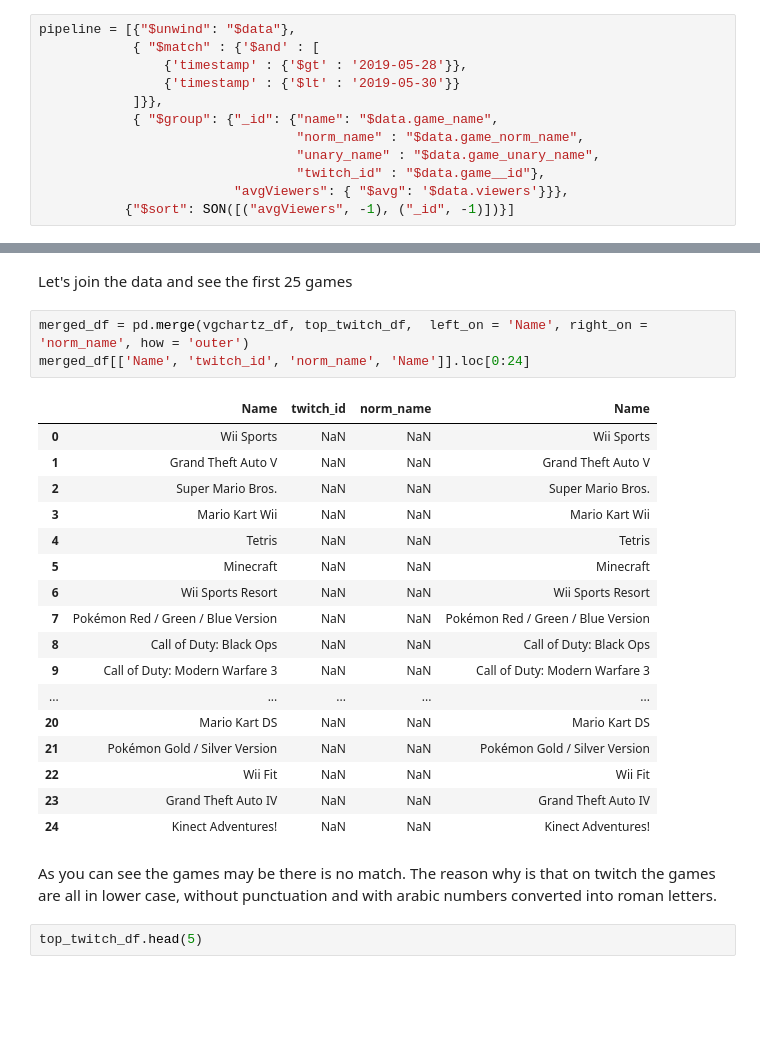
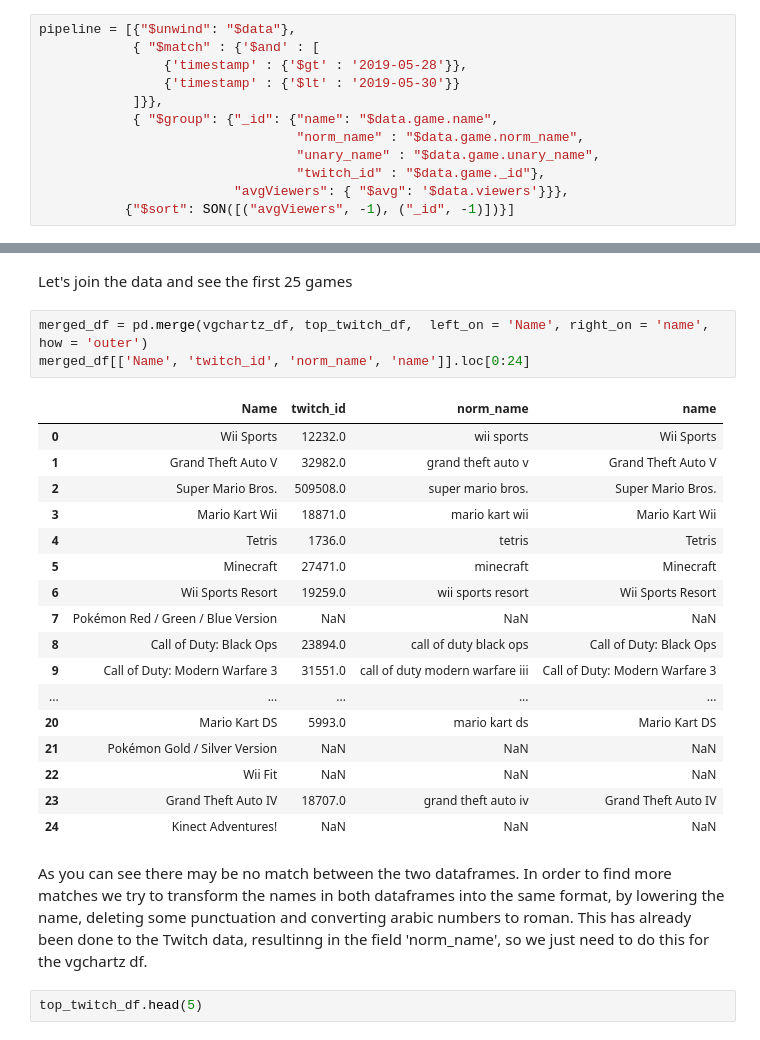
Before and after one commit to hechmik/videogames_buzz, a Jupyter notebook: notebooks/Games_Selection-MongoDB.ipynb, the cells around one changed output, grey strips where cells are left out. Cells and saved outputs as stored; diff of their text form; blank space fills up the shorter version.

```diff
--- a/notebooks/Games_Selection-MongoDB.ipynb
+++ b/notebooks/Games_Selection-MongoDB.ipynb
@@ -63,10 +63,10 @@ pipeline = [{"$unwind": "$data"},
                 {'timestamp' : {'$gt' : '2019-05-28'}},
                 {'timestamp' : {'$lt' : '2019-05-30'}}
             ]}},
-            { "$group": {"_id": {"name": "$data.game_name",
-                                 "norm_name" : "$data.game_norm_name",
-                                 "unary_name" : "$data.game_unary_name",
-                                 "twitch_id" : "$data.game__id"},
+            { "$group": {"_id": {"name": "$data.game.name",
+                                 "norm_name" : "$data.game.norm_name",
+                                 "unary_name" : "$data.game.unary_name",
+                                 "twitch_id" : "$data.game._id"},
                          "avgViewers": { "$avg": '$data.viewers'}}},
            {"$sort": SON([("avgViewers", -1), ("_id", -1)])}]
 # %%
@@ -194,28 +214,28 @@ vgchartz_df.head(5)
 # %% [markdown]
 Let's join the data and see the first 25 games
 # %%
-merged_df = pd.merge(vgchartz_df, top_twitch_df,  left_on = 'Name', right_on = 'norm_name', how = 'outer')
-merged_df[['Name', 'twitch_id', 'norm_name', 'Name']].loc[0:24]
+merged_df = pd.merge(vgchartz_df, top_twitch_df,  left_on = 'Name', right_on = 'name', how = 'outer')
+merged_df[['Name', 'twitch_id', 'norm_name', 'name']].loc[0:24]
 # %% [output]
-|  | Name | twitch_id | norm_name | Name |
-| 0 | Wii Sports | NaN | NaN | Wii Sports |
-| 1 | Grand Theft Auto V | NaN | NaN | Grand Theft Auto V |
-| 2 | Super Mario Bros. | NaN | NaN | Super Mario Bros. |
-| 3 | Mario Kart Wii | NaN | NaN | Mario Kart Wii |
-| 4 | Tetris | NaN | NaN | Tetris |
-| 5 | Minecraft | NaN | NaN | Minecraft |
-| 6 | Wii Sports Resort | NaN | NaN | Wii Sports Resort |
-| 7 | Pokémon Red / Green / Blue Version | NaN | NaN | Pokémon Red / Green / Blue Version |
-| 8 | Call of Duty: Black Ops | NaN | NaN | Call of Duty: Black Ops |
-| 9 | Call of Duty: Modern Warfare 3 | NaN | NaN | Call of Duty: Modern Warfare 3 |
+|  | Name | twitch_id | norm_name | name |
+| 0 | Wii Sports | 12232.0 | wii sports | Wii Sports |
+| 1 | Grand Theft Auto V | 32982.0 | grand theft auto v | Grand Theft Auto V |
+| 2 | Super Mario Bros. | 509508.0 | super mario bros. | Super Mario Bros. |
+| 3 | Mario Kart Wii | 18871.0 | mario kart wii | Mario Kart Wii |
+| 4 | Tetris | 1736.0 | tetris | Tetris |
+| 5 | Minecraft | 27471.0 | minecraft | Minecraft |
+| 6 | Wii Sports Resort | 19259.0 | wii sports resort | Wii Sports Resort |
+| 7 | Pokémon Red / Green / Blue Version | NaN | NaN | NaN |
+| 8 | Call of Duty: Black Ops | 23894.0 | call of duty black ops | Call of Duty: Black Ops |
+| 9 | Call of Duty: Modern Warfare 3 | 31551.0 | call of duty modern warfare iii | Call of Duty: Modern Warfare 3 |
 | ... | ... | ... | ... | ... |
-| 20 | Mario Kart DS | NaN | NaN | Mario Kart DS |
-| 21 | Pokémon Gold / Silver Version | NaN | NaN | Pokémon Gold / Silver Version |
-| 22 | Wii Fit | NaN | NaN | Wii Fit |
-| 23 | Grand Theft Auto IV | NaN | NaN | Grand Theft Auto IV |
-| 24 | Kinect Adventures! | NaN | NaN | Kinect Adventures! |
+| 20 | Mario Kart DS | 5993.0 | mario kart ds | Mario Kart DS |
+| 21 | Pokémon Gold / Silver Version | NaN | NaN | NaN |
+| 22 | Wii Fit | NaN | NaN | NaN |
+| 23 | Grand Theft Auto IV | 18707.0 | grand theft auto iv | Grand Theft Auto IV |
+| 24 | Kinect Adventures! | NaN | NaN | NaN |
-# %% [markdown]
-As you can see the games may be there is no match. The reason why is that on twitch the games are all in lower case, without punctuation and with arabic numbers converted into roman letters.
+# %% [markdown]
+As you can see there may be no match between the two dataframes. In order to find more matches we try to transform the names in both dataframes into the same format, by lowering the name, deleting some punctuation and converting arabic numbers to roman. This has already been done to the Twitch data, resultinng in the field 'norm_name', so we just need to do this for the vgchartz df.
 # %%
 top_twitch_df.head(5)
 # %% [output]
```
Also changed, not shown: parts of 29 cells of this notebook, 2 other files.
